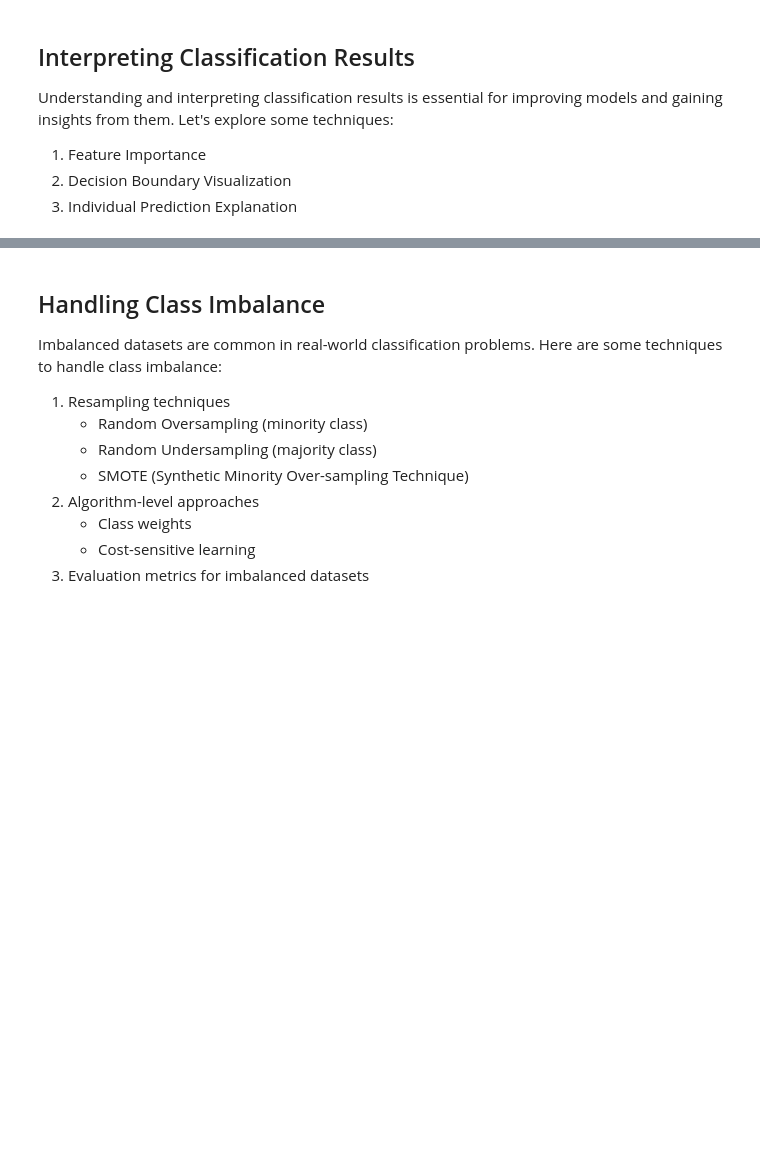
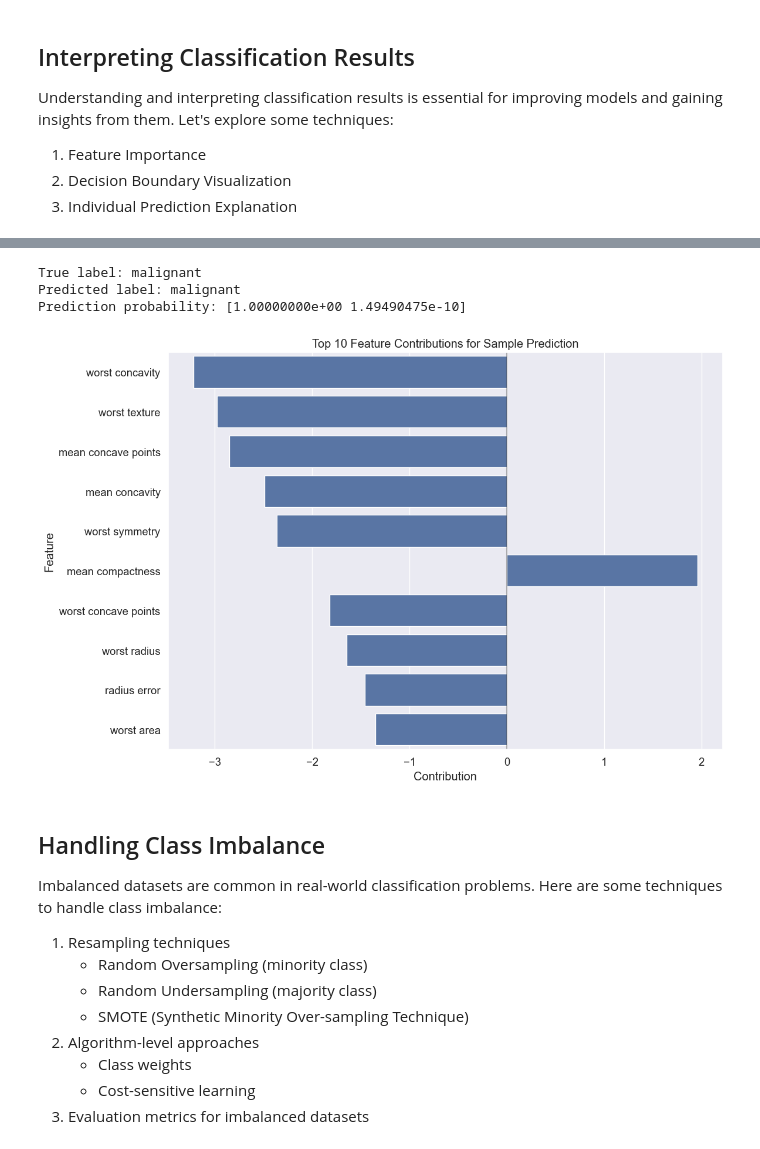
Before and after one commit to pavelklos/ai-ml, a Jupyter notebook: 2-ML/02-01-05.ipynb, the cells around one changed output, grey strips where cells are left out. Saved outputs shown, nothing was run; the diff lists cells and outputs as text; code cells hidden in the pictures; blank space fills up the shorter version.

```diff
--- a/2-ML/02-01-05.ipynb
+++ b/2-ML/02-01-05.ipynb
@@ -748,3 +1026,56 @@ plt.show()
+# %%
+# Train a logistic regression model for interpretability
+log_reg_model = LogisticRegression(random_state=42)
+log_reg_model.fit(X_train, y_train)
+
+# Get a sample to explain
+sample_idx = 5  # Choose any sample from test set
+
+# Handle both pandas and NumPy
+sample = X_test[sample_idx] if isinstance(X_test, np.ndarray) else X_test.iloc[sample_idx]
+true_label = y_test[sample_idx] if isinstance(y_test, np.ndarray) else y_test.iloc[sample_idx]
+pred_label = log_reg_model.predict([sample])[0]
+pred_prob = log_reg_model.predict_proba([sample])[0]
+
+print(f"True label: {target_names[true_label]}")
+print(f"Predicted label: {target_names[pred_label]}")
+print(f"Prediction probability: {pred_prob}")
+
+# Calculate feature contributions
+if log_reg_model.coef_.shape[0] > 1:
+    # Multiclass: use the predicted class coefficients
+    coef = log_reg_model.coef_[pred_label]
+    intercept = log_reg_model.intercept_[pred_label]
+else:
+    coef = log_reg_model.coef_[0]
+    intercept = log_reg_model.intercept_[0]
+
+sample_array = sample if isinstance(sample, np.ndarray) else sample.values
+feature_contribution = coef * sample_array
+
+# Create DataFrame of contributions
+contributions = pd.DataFrame({
+    'Feature': feature_names,
+    'Value': sample_array,
+    'Coefficient': coef,
+    'Contribution': feature_contribution
+})
+contributions['Absolute_Contribution'] = contributions['Contribution'].abs()
+contributions = contributions.sort_values('Absolute_Contribution', ascending=False)
+
+# Plot top feature contributions
+plt.figure(figsize=(12, 8))
+top_n = 10
+sns.barplot(x='Contribution', y='Feature', data=contributions.head(top_n))
+plt.title(f'Top {top_n} Feature Contributions for Sample Prediction')
+plt.axvline(x=0, color='black', linestyle='-', alpha=0.3)
+plt.tight_layout()
+plt.show()
+# %% [output]
+True label: malignant
+Predicted label: malignant
+Prediction probability: [1.00000000e+00 1.49490475e-10]
+[figure, added]
 # %% [markdown]
 ## Handling Class Imbalance
 
```
Also changed, not shown: parts of 34 cells of this notebook.
